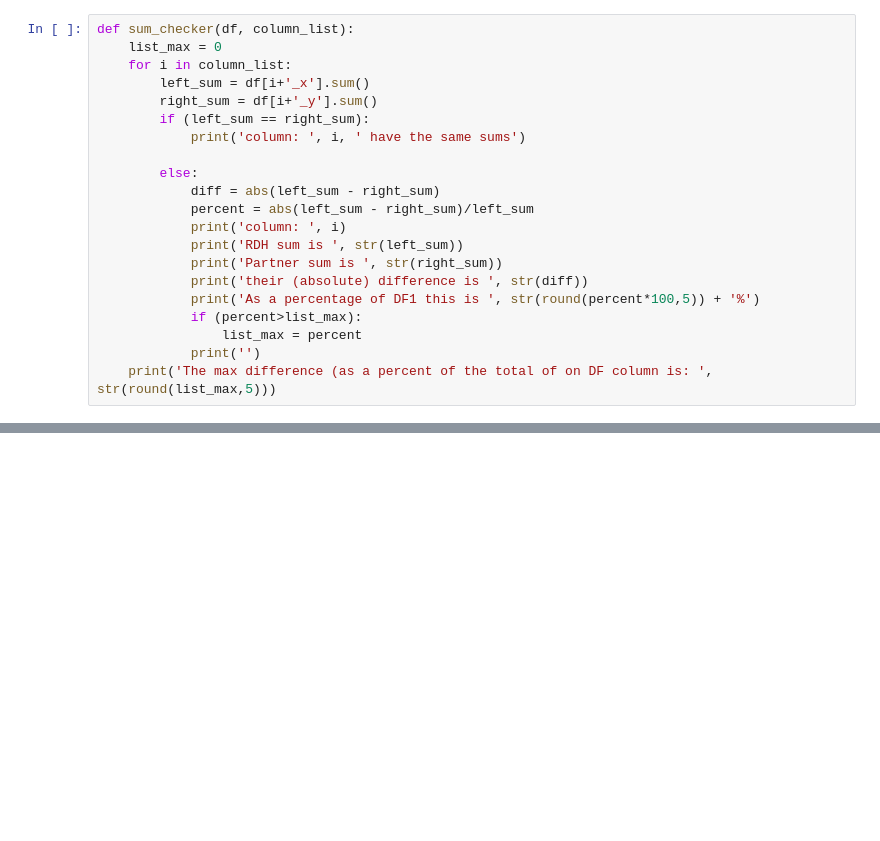
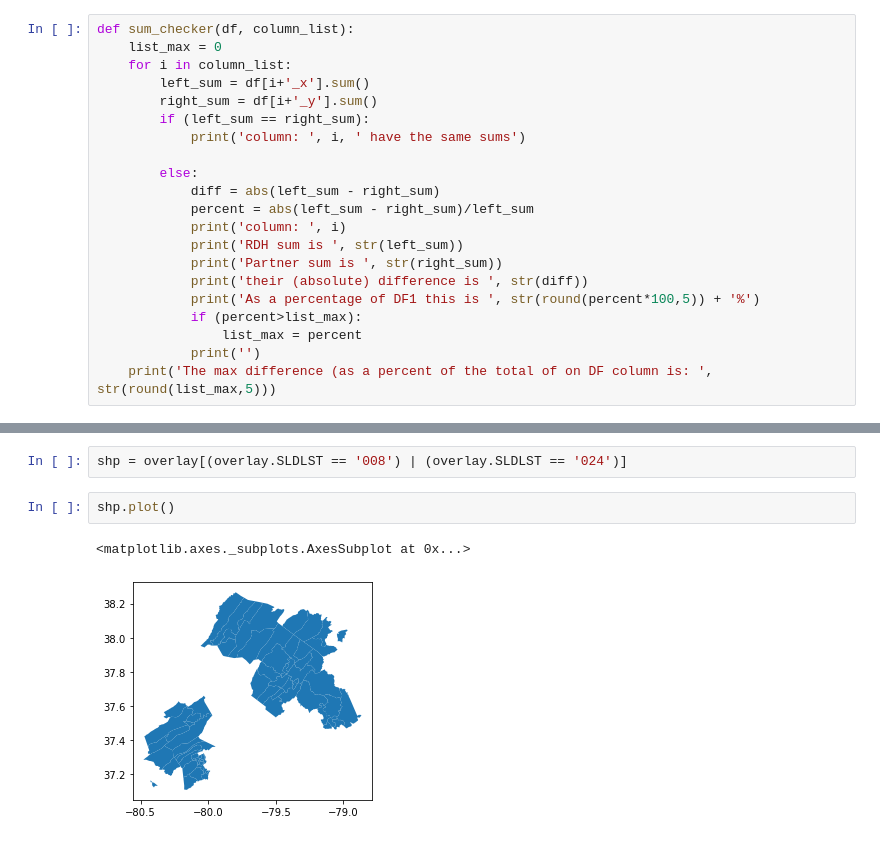
Before and after one commit to nonpartisan-redistricting-datahub/pdv-va, a Jupyter notebook: vest-va-2018/vest_va_2018_state_special.ipynb, the cells around one changed output, grey strips where cells are left out. Saved outputs shown, nothing was run; the diff lists cells and outputs as text; blank space fills up the shorter version.

```diff
--- a/vest-va-2018/vest_va_2018_state_special.ipynb
+++ b/vest-va-2018/vest_va_2018_state_special.ipynb
@@ -467,0 +648,7 @@ The max difference (as a percent of the total of on DF column is:  0.30742
+# %%
+shp = overlay[(overlay.SLDLST == '008') | (overlay.SLDLST == '024')]
+# %%
+shp.plot()
+# %% [output]
+<matplotlib.axes._subplots.AxesSubplot at 0x...>
+[figure, added]
```
Also changed, not shown: parts of 66 cells of this notebook, 3 other files.
